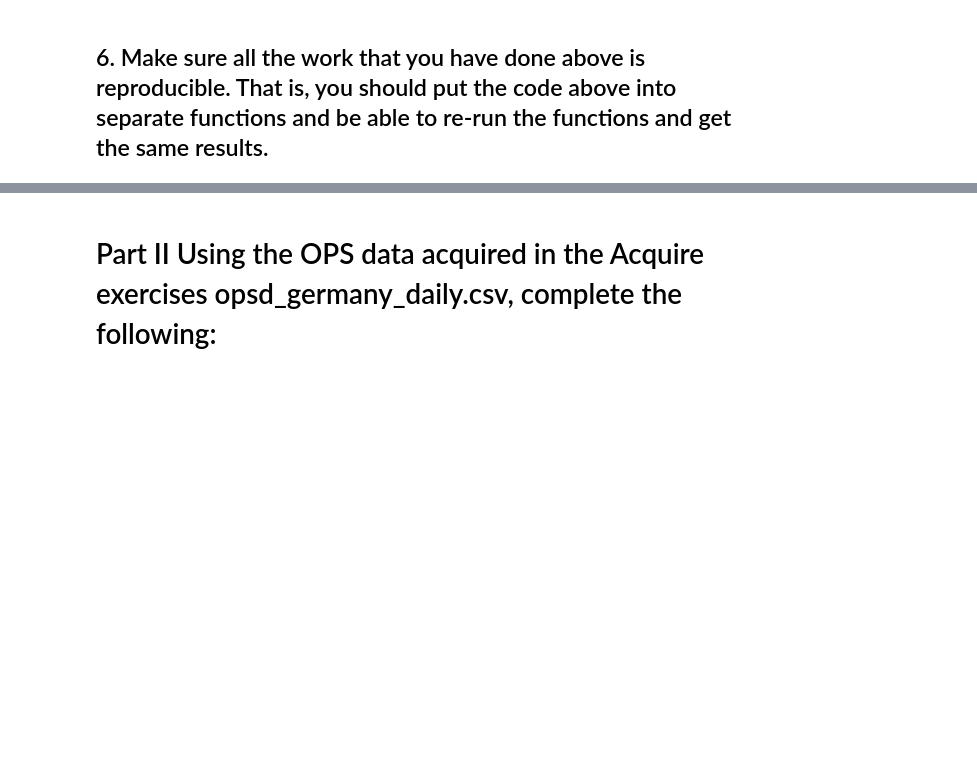
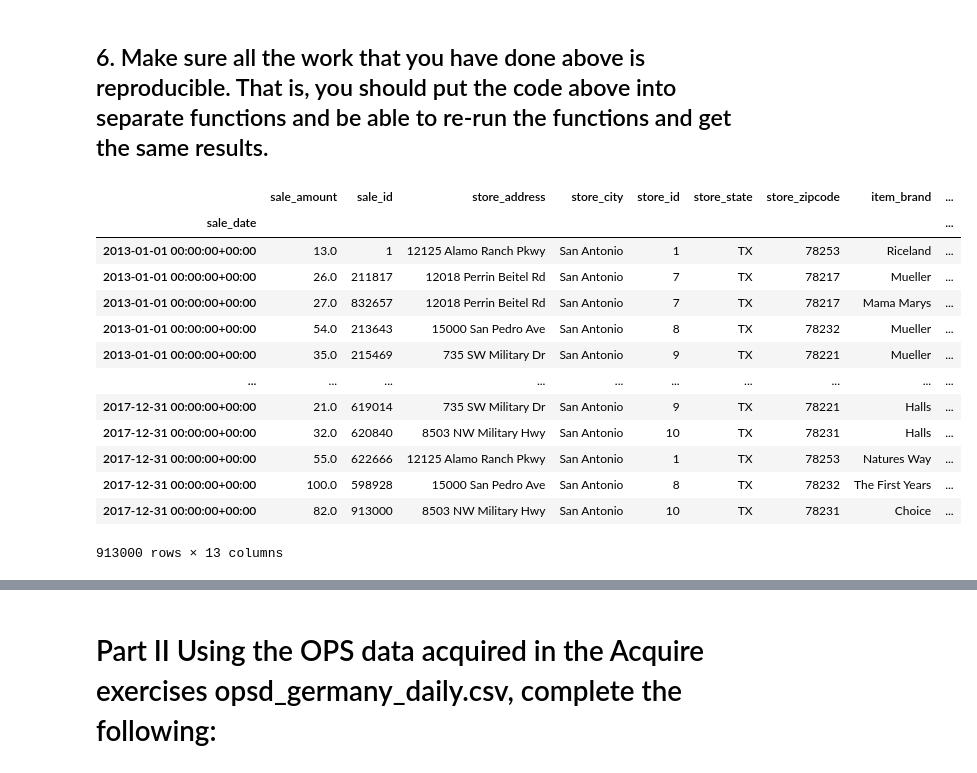
Before and after one commit to AI-Gomez/time-series-exercises, a Jupyter notebook: prepare_notebook.ipynb, the cells around one changed output, grey strips where cells are left out. Cells and saved outputs as stored; diff of their text form; code cells hidden in the pictures; blank space fills up the shorter version.

```diff
--- a/prepare_notebook.ipynb
+++ b/prepare_notebook.ipynb
@@ -104,3 +104,24 @@ df_saledate.head()
 | 2013-01-05 00:00:00+00:00 | 10.0 | 5 | 12125 Alamo Ranch Pkwy | San Antonio | 1 | TX | 78253 | Riceland | ... |
 # %% [markdown]
 ## 6. Make sure all the work that you have done above is reproducible. That is, you should put the code above into separate functions and be able to re-run the functions and get the same results.
+# %%
+def store_prep(df):
+
+    """
+    This functions takes in a df and returns
+    a prepared dataframe ready to explore
+    """
+
+    # Convert sale date to date time type
+    df.sale_date = pd.to_datetime(df.sale_date, format='%a, %d %b %Y %H:%M:%S %Z')
+    # Setting the index then sorting it
+    df = df.set_index('sale_date').sort_index()
+
+    # Creating month and day of week columns
+    df_saledate['month'] = df_saledate.index.month
+    df_saledate['day_of_week'] = df_saledate.index.day_name()
+
+    # Adding sales total column
+    df_saledate['sales_total'] = df_saledate.sale_amount * df_saledate.item_price
+
+    return df
@@ -106,0 +146,17 @@ df_saledate.head()
+# %%
+store_prep(df)
+# %% [output]
+|  | sale_amount | sale_id | store_address | store_city | store_id | store_state | store_zipcode | item_brand | ... |
+| sale_date |  |  |  |  |  |  |  |  | ... |
+| 2013-01-01 00:00:00+00:00 | 13.0 | 1 | 12125 Alamo Ranch Pkwy | San Antonio | 1 | TX | 78253 | Riceland | ... |
+| 2013-01-01 00:00:00+00:00 | 26.0 | 211817 | 12018 Perrin Beitel Rd | San Antonio | 7 | TX | 78217 | Mueller | ... |
+| 2013-01-01 00:00:00+00:00 | 27.0 | 832657 | 12018 Perrin Beitel Rd | San Antonio | 7 | TX | 78217 | Mama Marys | ... |
+| 2013-01-01 00:00:00+00:00 | 54.0 | 213643 | 15000 San Pedro Ave | San Antonio | 8 | TX | 78232 | Mueller | ... |
+| 2013-01-01 00:00:00+00:00 | 35.0 | 215469 | 735 SW Military Dr | San Antonio | 9 | TX | 78221 | Mueller | ... |
+| ... | ... | ... | ... | ... | ... | ... | ... | ... | ... |
+| 2017-12-31 00:00:00+00:00 | 21.0 | 619014 | 735 SW Military Dr | San Antonio | 9 | TX | 78221 | Halls | ... |
+| 2017-12-31 00:00:00+00:00 | 32.0 | 620840 | 8503 NW Military Hwy | San Antonio | 10 | TX | 78231 | Halls | ... |
+| 2017-12-31 00:00:00+00:00 | 55.0 | 622666 | 12125 Alamo Ranch Pkwy | San Antonio | 1 | TX | 78253 | Natures Way | ... |
+| 2017-12-31 00:00:00+00:00 | 100.0 | 598928 | 15000 San Pedro Ave | San Antonio | 8 | TX | 78232 | The First Years | ... |
+| 2017-12-31 00:00:00+00:00 | 82.0 | 913000 | 8503 NW Military Hwy | San Antonio | 10 | TX | 78231 | Choice | ... |
+913000 rows × 13 columns
```
Also changed, not shown: parts of 5 cells of this notebook.
